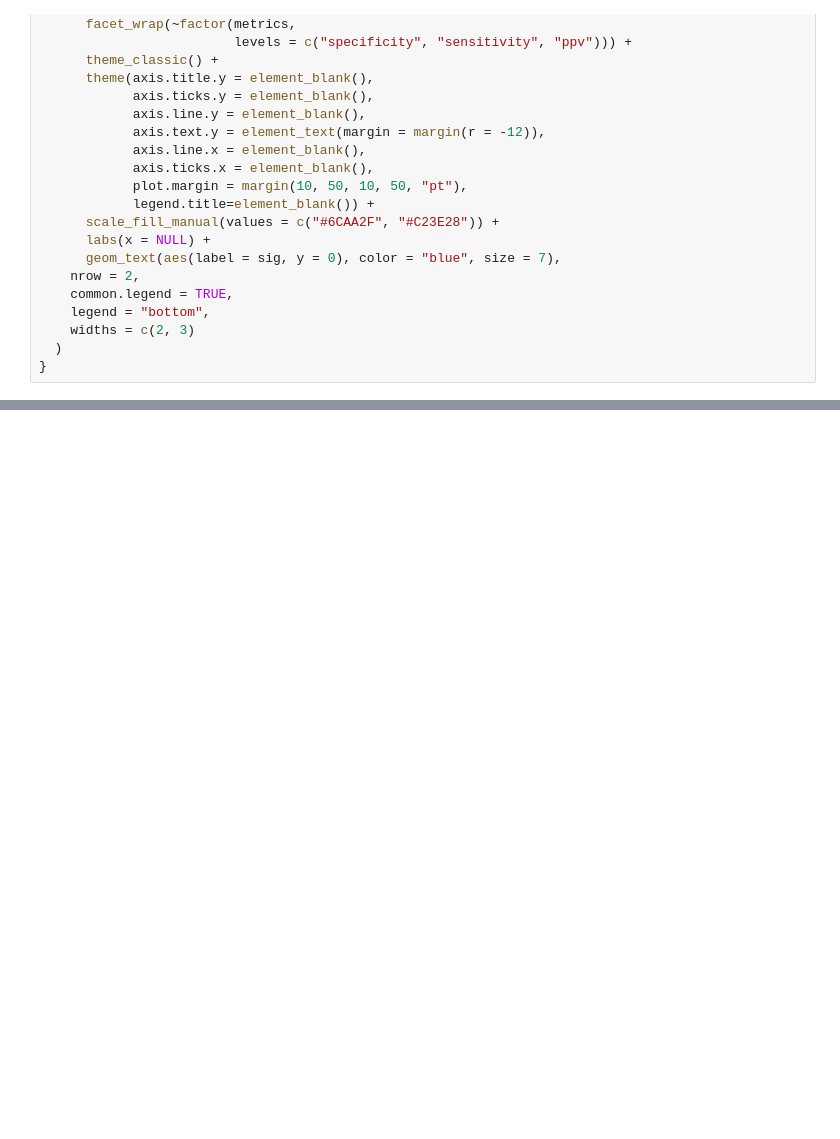
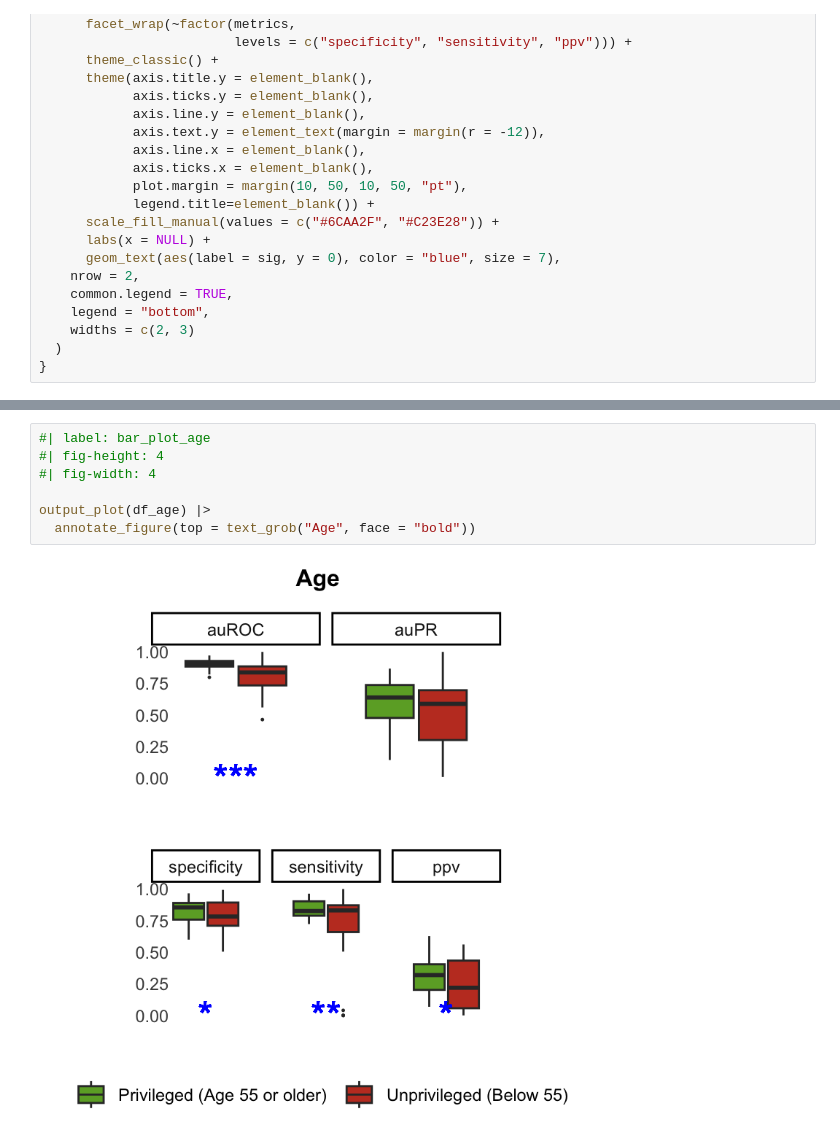
Before and after one commit to jjcurtin/study_fairema, a Jupyter notebook: notebooks/aggregated_plot.embed.ipynb, the cells around one changed output, grey strips where cells are left out. Drawn from its saved outputs; the diff is of its cells as text; blank space fills up the shorter version.

```diff
--- a/notebooks/aggregated_plot.embed.ipynb
+++ b/notebooks/aggregated_plot.embed.ipynb
@@ -246,0 +238,9 @@ Warning: Removed 1 rows containing non-finite values (`stat_boxplot()`).
+# %%
+#| label: bar_plot_age
+#| fig-height: 4
+#| fig-width: 4
+
+output_plot(df_age) |>
+  annotate_figure(top = text_grob("Age", face = "bold"))
+# %% [output]
+[figure, added]
```
Also changed, not shown: parts of 4 cells of this notebook, 18 other files.
